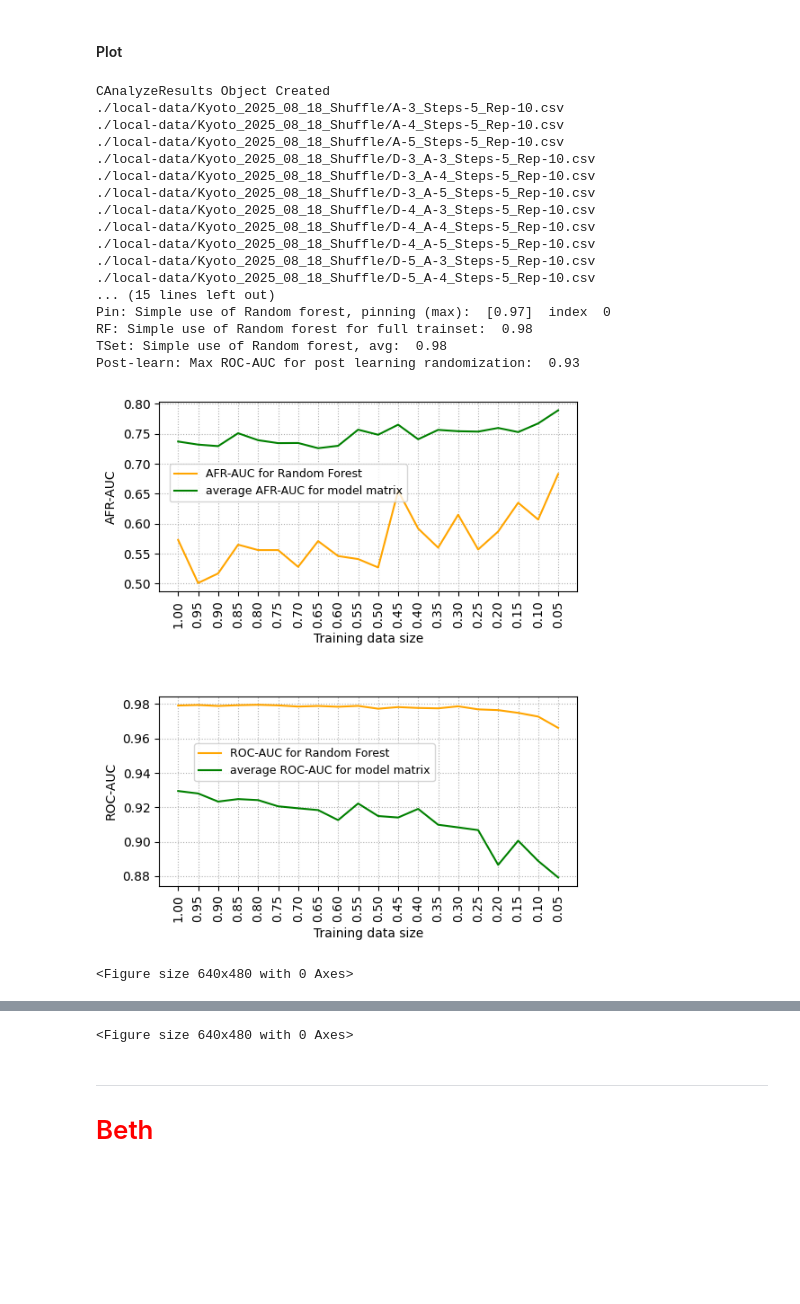
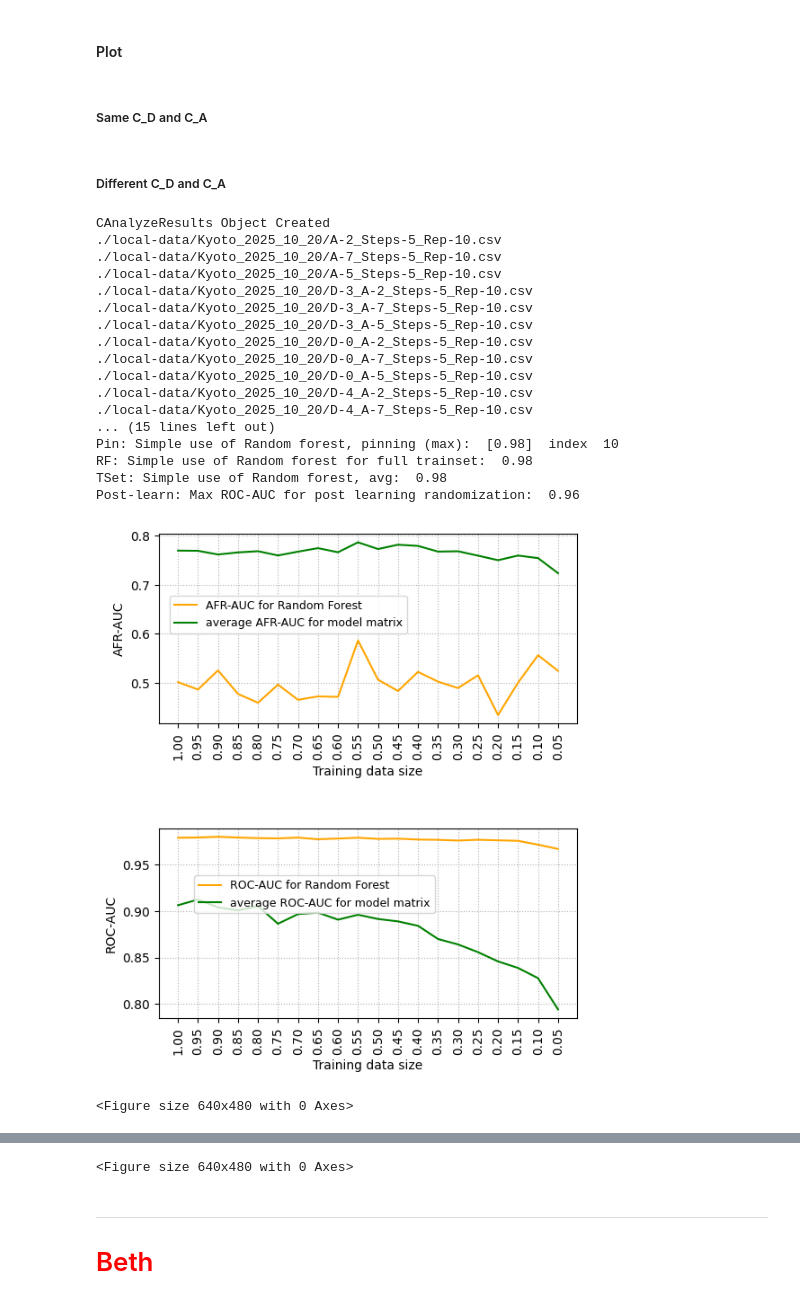
Before and after one commit to apachetechnology/AdvFailureCurves, a Jupyter notebook: nbPlotResults.ipynb, the cells around one changed output, grey strips where cells are left out. Saved outputs shown, nothing was run; the diff lists cells and outputs as text; code cells hidden in the pictures; blank space fills up the shorter version.

Commit message:
update kyoto plot

```diff
--- a/nbPlotResults.ipynb
+++ b/nbPlotResults.ipynb
@@ -68,32 +70,45 @@ strToken = '_Kyoto'
+# %%
+strDSResults = './local-data/Kyoto_2025_10_20'
+strOutDir = './local-data/Kyoto_2025_10_20_results'
+strTitle = 'Kyoto, Total: (60000, 13) Training: (6000, 13)'
 # %% [markdown]
 #### Plot
+# %% [markdown]
+##### Same C_D and C_A
 # %%
 nSteps = 5
 nEPOCHS = 10
 listDefClassifier = [3, 4, 5]
 listAdvClassifier = [3, 4, 5]
+# %% [markdown]
+##### Different C_D and C_A
+# %%
+nSteps = 5
+nEPOCHS = 10
+listDefClassifier = [3, 0, 4]
+listAdvClassifier = [2, 7, 5]
 # %%
 obj = CAnalyzeResults()
-obj.Plot_RTrain_Results(listTitle[nI], listDSResults[nI], listOutDir[nI], strToken,
+obj.Plot_RTrain_Results(strTitle, strDSResults, strOutDir, strToken,
                         listDefClassifier, listAdvClassifier,
                         nSteps, nEPOCHS)
 # %% [output]
 CAnalyzeResults Object Created
-./local-data/Kyoto_2025_08_18_Shuffle/A-3_Steps-5_Rep-10.csv
-./local-data/Kyoto_2025_08_18_Shuffle/A-4_Steps-5_Rep-10.csv
-./local-data/Kyoto_2025_08_18_Shuffle/A-5_Steps-5_Rep-10.csv
-./local-data/Kyoto_2025_08_18_Shuffle/D-3_A-3_Steps-5_Rep-10.csv
-./local-data/Kyoto_2025_08_18_Shuffle/D-3_A-4_Steps-5_Rep-10.csv
-./local-data/Kyoto_2025_08_18_Shuffle/D-3_A-5_Steps-5_Rep-10.csv
-./local-data/Kyoto_2025_08_18_Shuffle/D-4_A-3_Steps-5_Rep-10.csv
-./local-data/Kyoto_2025_08_18_Shuffle/D-4_A-4_Steps-5_Rep-10.csv
-./local-data/Kyoto_2025_08_18_Shuffle/D-4_A-5_Steps-5_Rep-10.csv
-./local-data/Kyoto_2025_08_18_Shuffle/D-5_A-3_Steps-5_Rep-10.csv
-./local-data/Kyoto_2025_08_18_Shuffle/D-5_A-4_Steps-5_Rep-10.csv
+./local-data/Kyoto_2025_10_20/A-2_Steps-5_Rep-10.csv
+./local-data/Kyoto_2025_10_20/A-7_Steps-5_Rep-10.csv
+./local-data/Kyoto_2025_10_20/A-5_Steps-5_Rep-10.csv
+./local-data/Kyoto_2025_10_20/D-3_A-2_Steps-5_Rep-10.csv
+./local-data/Kyoto_2025_10_20/D-3_A-7_Steps-5_Rep-10.csv
+./local-data/Kyoto_2025_10_20/D-3_A-5_Steps-5_Rep-10.csv
+./local-data/Kyoto_2025_10_20/D-0_A-2_Steps-5_Rep-10.csv
+./local-data/Kyoto_2025_10_20/D-0_A-7_Steps-5_Rep-10.csv
+./local-data/Kyoto_2025_10_20/D-0_A-5_Steps-5_Rep-10.csv
+./local-data/Kyoto_2025_10_20/D-4_A-2_Steps-5_Rep-10.csv
+./local-data/Kyoto_2025_10_20/D-4_A-7_Steps-5_Rep-10.csv
 ... (15 lines left out)
-Pin: Simple use of Random forest, pinning (max):  [0.97]  index  0
+Pin: Simple use of Random forest, pinning (max):  [0.98]  index  10
 RF: Simple use of Random forest for full trainset:  0.98
 TSet: Simple use of Random forest, avg:  0.98
-Post-learn: Max ROC-AUC for post learning randomization:  0.93
+Post-learn: Max ROC-AUC for post learning randomization:  0.96
-[figure, old version]
+[figure, new version]
 <Figure size 640x480 with 0 Axes>
```
Also changed, not shown: parts of 2 cells of this notebook.
